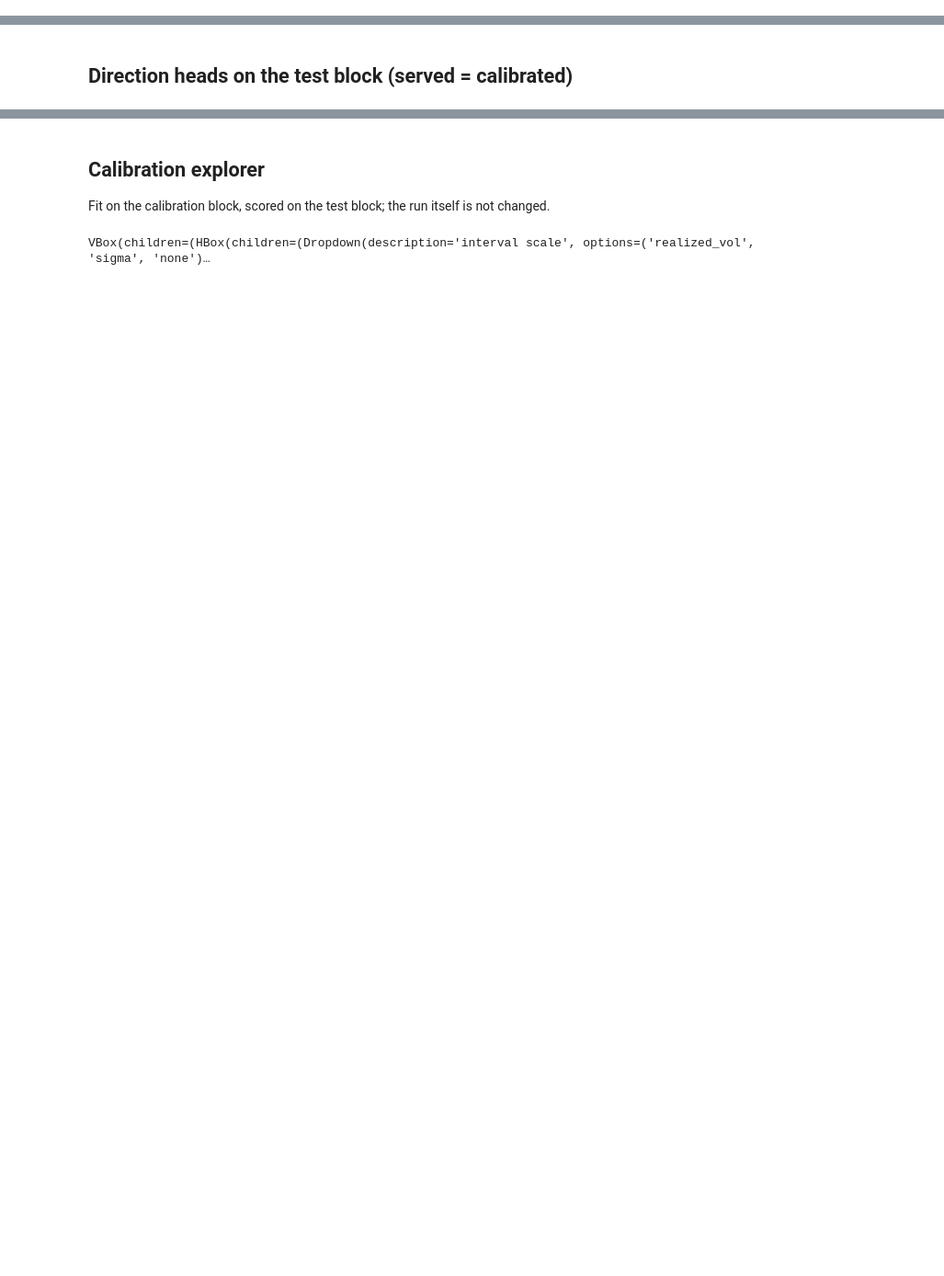
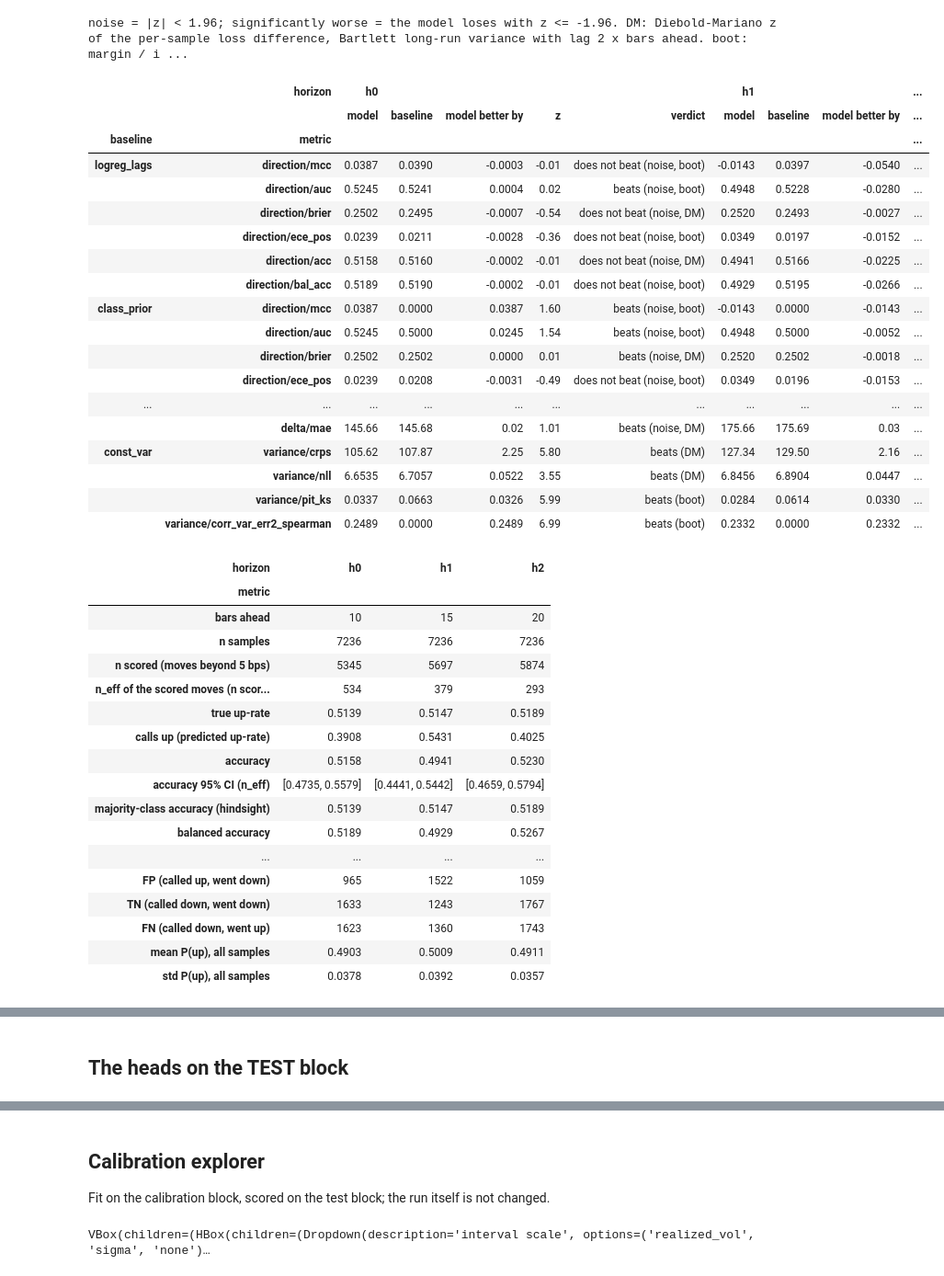
Before and after one commit to another-worlds/neural_trade, a Jupyter notebook: notebooks/04_diagnostics.ipynb, the cells around one changed output, grey strips where cells are left out. Shown at 92% size. Saved outputs shown, nothing was run; the diff lists cells and outputs as text; code cells hidden in the pictures; blank space fills up the shorter version.

```diff
--- a/notebooks/04_diagnostics.ipynb
+++ b/notebooks/04_diagnostics.ipynb
@@ -15,16 +16,20 @@ import os
 from pathlib import Path
 
 import pandas as pd
-import plotly.express as px
-from IPython.display import display
+from IPython.display import HTML, Markdown, display
 
-from neural_trade.evaluation.frame import HORIZONS
-from neural_trade.metrics.direction_labels import direction_labels_np
+from neural_trade.evaluation.baselines import BaselineSet
+from neural_trade.evaluation.report import evaluate
 from neural_trade.notebook import CalibrationExplorer, load_run_blocks, pick_run
-from neural_trade.telemetry.epoch_logger import read_metrics
+from neural_trade.registries.visualizations import Visualizations
+from neural_trade.visualization import analytics_tables as AT
+from neural_trade.visualization.indicator_evolution import applied_periods, indicator_applied_periods, indicator_summary
+from neural_trade.visualization.training_dashboard import training_health_html
 
 run_dir = pick_run(RUN_DIR, RUNS_DIR)   # newest run with a serving bundle, or a clear error
 print("run:", run_dir)
-log = pd.DataFrame(read_metrics(run_dir / "metrics.jsonl"))
 blocks = load_run_blocks(run_dir, csv_path=CSV_PATH)
+test, cfg = blocks["test"], blocks["config"]
+metrics = run_dir / "metrics.jsonl"
+display(AT.styled(AT.run_settings_table(run_dir, cfg)))
 # %% [output]
@@ -40,0 +119,12 @@ px.line(log, x="epoch", y=cols, facet_col="variable", facet_col_wrap=3, height=6
+# %%
+pipe = blocks["predictor"].bundle.calibration_pipeline
+betas = pipe.delta_scale if pipe is not None else None
+raw = blocks["test_raw"].delta
+tr = blocks["blocks"]["train"]
+report = evaluate(test, cfg, baselines=BaselineSet.fit(tr["X"], tr["y"], tr["last_close"], cfg.DIR_DEADBAND_BPS),
+                  cal_frame=blocks["cal"], run_id=run_dir.name, raw_delta=raw, delta_scale=betas)
+display(Markdown(report.to_markdown()))
+display(AT.styled(AT.baseline_table(report)))
+display(AT.styled(AT.classification_table(test, cfg)))
+display(AT.styled(AT.delta_quality_table(test, cfg, raw_delta=raw, delta_scale=betas)))
+# %% [output]
@@ -40,0 +191,38 @@ px.line(log, x="epoch", y=cols, facet_col="variable", facet_col_wrap=3, height=6
+noise = |z| < 1.96; significantly worse = the model loses with z <= -1.96. DM: Diebold-Mariano z of the per-sample loss difference, Bartlett long-run variance with lag 2 x bars ahead. boot: margin / i ...
+|  | horizon | h0 |  |  |  |  | h1 |  |  | ... |
+|  |  | model | baseline | model better by | z | verdict | model | baseline | model better by | ... |
+| baseline | metric |  |  |  |  |  |  |  |  | ... |
+| logreg_lags | direction/mcc | 0.0387 | 0.0390 | -0.0003 | -0.01 | does not beat (noise, boot) | -0.0143 | 0.0397 | -0.0540 | ... |
+|  | direction/auc | 0.5245 | 0.5241 | 0.0004 | 0.02 | beats (noise, boot) | 0.4948 | 0.5228 | -0.0280 | ... |
+|  | direction/brier | 0.2502 | 0.2495 | -0.0007 | -0.54 | does not beat (noise, DM) | 0.2520 | 0.2493 | -0.0027 | ... |
+|  | direction/ece_pos | 0.0239 | 0.0211 | -0.0028 | -0.36 | does not beat (noise, boot) | 0.0349 | 0.0197 | -0.0152 | ... |
+|  | direction/acc | 0.5158 | 0.5160 | -0.0002 | -0.01 | does not beat (noise, DM) | 0.4941 | 0.5166 | -0.0225 | ... |
+|  | direction/bal_acc | 0.5189 | 0.5190 | -0.0002 | -0.01 | does not beat (noise, boot) | 0.4929 | 0.5195 | -0.0266 | ... |
+| class_prior | direction/mcc | 0.0387 | 0.0000 | 0.0387 | 1.60 | beats (noise, boot) | -0.0143 | 0.0000 | -0.0143 | ... |
+|  | direction/auc | 0.5245 | 0.5000 | 0.0245 | 1.54 | beats (noise, boot) | 0.4948 | 0.5000 | -0.0052 | ... |
+|  | direction/brier | 0.2502 | 0.2502 | 0.0000 | 0.01 | beats (noise, DM) | 0.2520 | 0.2502 | -0.0018 | ... |
+|  | direction/ece_pos | 0.0239 | 0.0208 | -0.0031 | -0.49 | does not beat (noise, boot) | 0.0349 | 0.0196 | -0.0153 | ... |
+| ... | ... | ... | ... | ... | ... | ... | ... | ... | ... | ... |
+|  | delta/mae | 145.66 | 145.68 | 0.02 | 1.01 | beats (noise, DM) | 175.66 | 175.69 | 0.03 | ... |
+| const_var | variance/crps | 105.62 | 107.87 | 2.25 | 5.80 | beats (DM) | 127.34 | 129.50 | 2.16 | ... |
+|  | variance/nll | 6.6535 | 6.7057 | 0.0522 | 3.55 | beats (DM) | 6.8456 | 6.8904 | 0.0447 | ... |
+|  | variance/pit_ks | 0.0337 | 0.0663 | 0.0326 | 5.99 | beats (boot) | 0.0284 | 0.0614 | 0.0330 | ... |
+|  | variance/corr_var_err2_spearman | 0.2489 | 0.0000 | 0.2489 | 6.99 | beats (boot) | 0.2332 | 0.0000 | 0.2332 | ... |
+| horizon | h0 | h1 | h2 |
+| metric |  |  |  |
+| bars ahead | 10 | 15 | 20 |
+| n samples | 7236 | 7236 | 7236 |
+| n scored (moves beyond 5 bps) | 5345 | 5697 | 5874 |
+| n_eff of the scored moves (n scor... | 534 | 379 | 293 |
+| true up-rate | 0.5139 | 0.5147 | 0.5189 |
+| calls up (predicted up-rate) | 0.3908 | 0.5431 | 0.4025 |
+| accuracy | 0.5158 | 0.4941 | 0.5230 |
+| accuracy 95% CI (n_eff) | [0.4735, 0.5579] | [0.4441, 0.5442] | [0.4659, 0.5794] |
+| majority-class accuracy (hindsight) | 0.5139 | 0.5147 | 0.5189 |
+| balanced accuracy | 0.5189 | 0.4929 | 0.5267 |
+| ... | ... | ... | ... |
+| FP (called up, went down) | 965 | 1522 | 1059 |
+| TN (called down, went down) | 1633 | 1243 | 1767 |
+| FN (called down, went up) | 1623 | 1360 | 1743 |
+| mean P(up), all samples | 0.4903 | 0.5009 | 0.4911 |
+| std P(up), all samples | 0.0378 | 0.0392 | 0.0357 |
@@ -41,2 +247,2 @@ px.line(log, x="epoch", y=cols, facet_col="variable", facet_col_wrap=3, height=6
 # %% [markdown]
-## Direction heads on the test block (served = calibrated)
+## The heads on the TEST block
```
Also changed, not shown: parts of 15 cells of this notebook, 5 other files.
